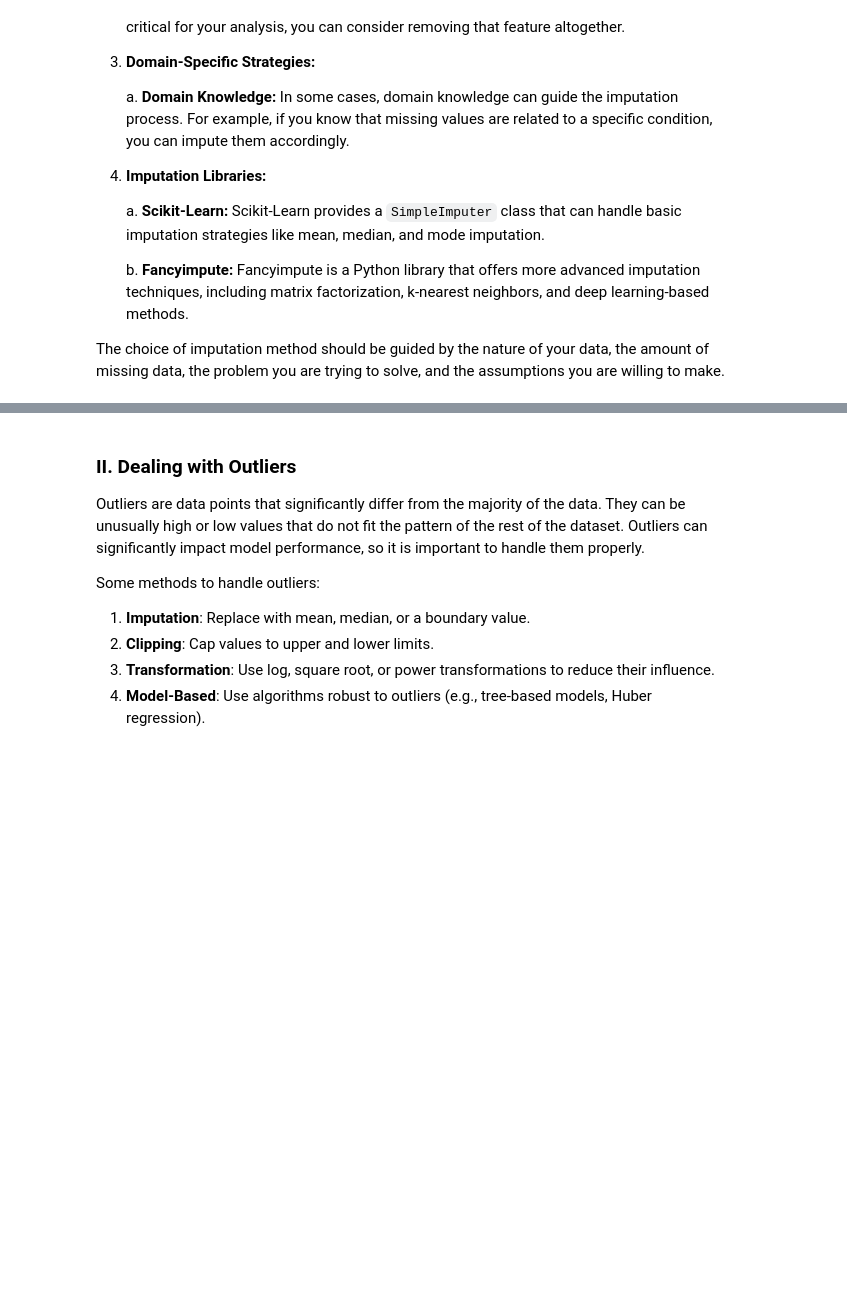
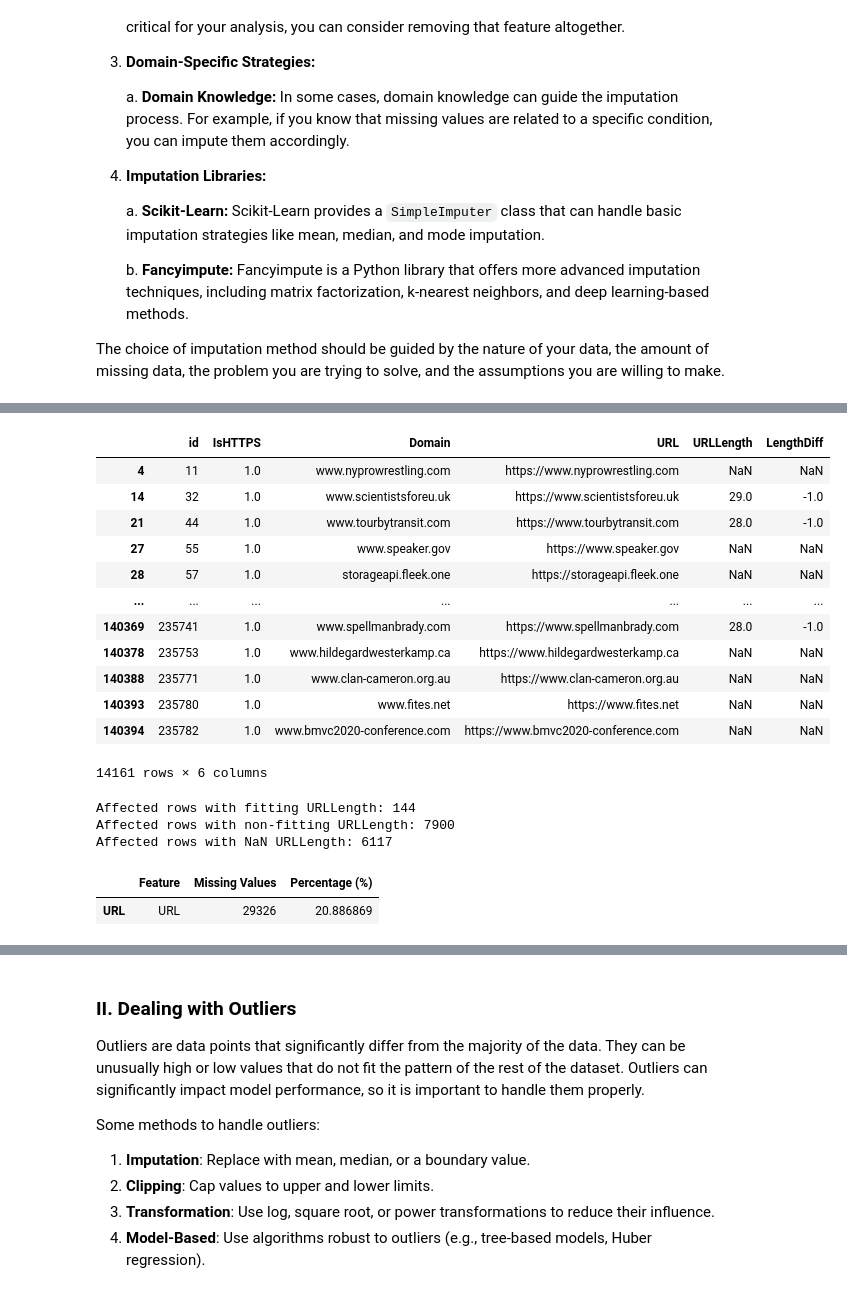
Before and after one commit to IlllIllIIIlIlIll/Traienta_IF3070, a Jupyter notebook: src/public/Tubes2_Kelompok30.ipynb, the cells around one changed output, grey strips where cells are left out. Drawn from its saved outputs; the diff is of its cells as text; code cells hidden in the pictures; blank space fills up the shorter version.

Commit message:
handling missing data: URL part 1

```diff
--- a/src/public/Tubes2_Kelompok30.ipynb
+++ b/src/public/Tubes2_Kelompok30.ipynb
@@ -138,17 +140,3 @@ Missing data can adversely affect the performance and accuracy of machine learni
     b. **Fancyimpute:** Fancyimpute is a Python library that offers more advanced imputation techniques, including matrix factorization, k-nearest neighbors, and deep learning-based methods.
 
 The choice of imputation method should be guided by the nature of your data, the amount of missing data, the problem you are trying to solve, and the assumptions you are willing to make.
-# %%
-# Check for missing values and calculate their percentages
-missing_values = train.isnull().sum()
-missing_percentage = (missing_values / len(train)) * 100
-
-# Combine into a DataFrame for better visualization
-missing_data_summary = pd.DataFrame({
-    'Feature': train.columns,
-    'Missing Values': missing_values,
-    'Percentage (%)': missing_percentage
-}).sort_values(by='Percentage (%)', ascending=False)
-
-# Display the summary
-print(missing_data_summary)
@@ -172,0 +271,27 @@ label                             0.000000
+# %%
+# Drop FILENAME
+train_set = train.drop(columns='FILENAME')
+# %%
+# Fill missing URL with IsHTTPS and Domain
+train_set, affected_URL = fill_missing_url(train_set)
+
+missing_data_summary(train_set[['URL']])
+# %% [output]
+|  | id | IsHTTPS | Domain | URL | URLLength | LengthDiff |
+| 4 | 11 | 1.0 | www.nyprowrestling.com | https://www.nyprowrestling.com | NaN | NaN |
+| 14 | 32 | 1.0 | www.scientistsforeu.uk | https://www.scientistsforeu.uk | 29.0 | -1.0 |
+| 21 | 44 | 1.0 | www.tourbytransit.com | https://www.tourbytransit.com | 28.0 | -1.0 |
+| 27 | 55 | 1.0 | www.speaker.gov | https://www.speaker.gov | NaN | NaN |
+| 28 | 57 | 1.0 | storageapi.fleek.one | https://storageapi.fleek.one | NaN | NaN |
+| ... | ... | ... | ... | ... | ... | ... |
+| 140369 | 235741 | 1.0 | www.spellmanbrady.com | https://www.spellmanbrady.com | 28.0 | -1.0 |
+| 140378 | 235753 | 1.0 | www.hildegardwesterkamp.ca | https://www.hildegardwesterkamp.ca | NaN | NaN |
+| 140388 | 235771 | 1.0 | www.clan-cameron.org.au | https://www.clan-cameron.org.au | NaN | NaN |
+| 140393 | 235780 | 1.0 | www.fites.net | https://www.fites.net | NaN | NaN |
+| 140394 | 235782 | 1.0 | www.bmvc2020-conference.com | https://www.bmvc2020-conference.com | NaN | NaN |
+14161 rows × 6 columns
+Affected rows with fitting URLLength: 144
+Affected rows with non-fitting URLLength: 7900
+Affected rows with NaN URLLength: 6117
+|  | Feature | Missing Values | Percentage (%) |
+| URL | URL | 29326 | 20.886869 |
```
Also changed, not shown: parts of 26 cells of this notebook.
